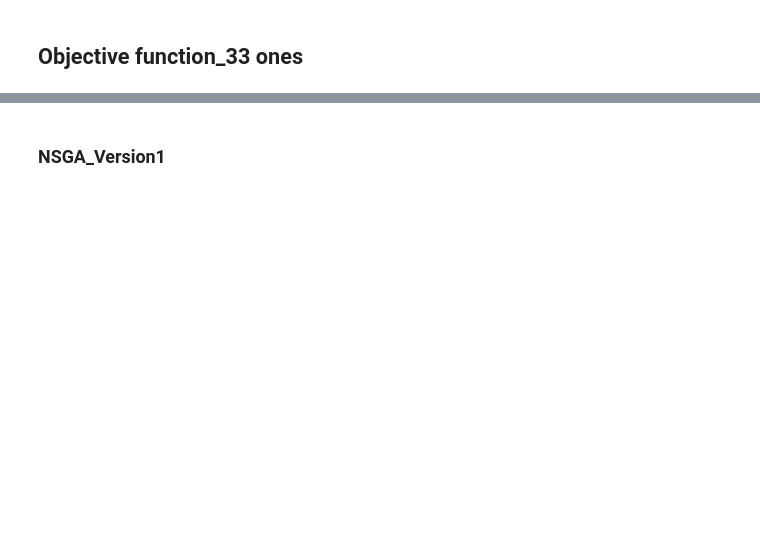
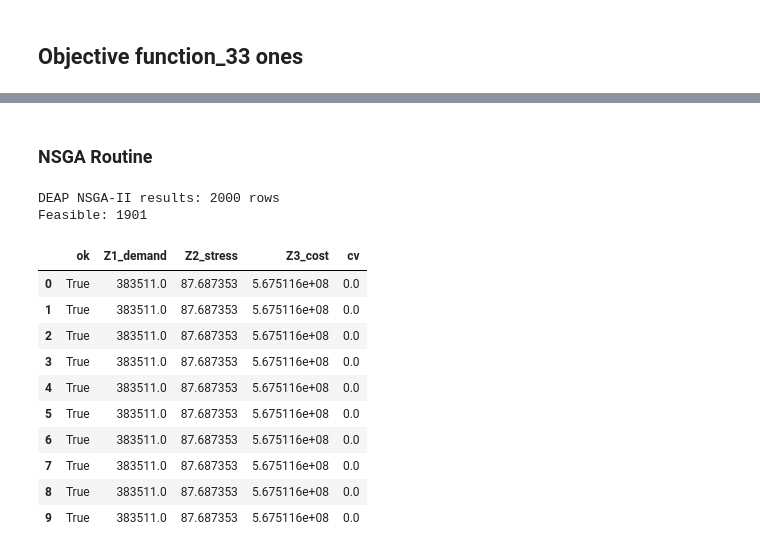
Before and after one commit to jmanzolli/VeloraApp, a Jupyter notebook: BIXI_Data_V6_ReadingFiles.ipynb, the cells around one changed output, grey strips where cells are left out. Saved outputs shown, nothing was run; the diff lists cells and outputs as text; code cells hidden in the pictures; blank space fills up the shorter version.

```diff
--- a/BIXI_Data_V6_ReadingFiles.ipynb
+++ b/BIXI_Data_V6_ReadingFiles.ipynb
@@ -601,17 +31,0 @@ NameError: name 'df' is not defined
-# %%
-# trip duration distribution by season
-dur = (df["end_dt"]-df["start_dt"]).dt.total_seconds()/60
-df["duration_m"] = dur.clip(lower=1, upper=120)  # common QC
-
-fig, ax = plt.subplots(1,2, figsize=(12,4))
-bins = np.arange(0,125,5)
-for s,c in [("operating","#1f7a8c"),("winter","#c44e52")]:
-    x = df.loc[df["season"]==s,"duration_m"].dropna()
-    ax[0].hist(x, bins=bins, alpha=.5, density=True, label=s.title(), edgecolor="white")
-    xs = np.sort(x); F = np.linspace(0,1,len(xs))
-    ax[1].plot(xs, F, color=c, lw=2.2, label=s.title())
-
-ax[0].set_title("Duration density"); ax[0].set_xlabel("Minutes"); ax[0].set_ylabel("Density")
-ax[1].set_title("Duration CDF");     ax[1].set_xlabel("Minutes"); ax[1].set_ylabel("Cumulative share")
-for a in ax: a.grid(alpha=.3);
-ax[1].legend(); plt.tight_layout(); plt.show()
@@ -2258,5 +1576,5 @@ print("|L| =", len(data["L"]), "|unique undirected pairs approx| =", len(data["L
 # %% [markdown]
-### NSGA_Version1
+### NSGA Routine
 # %%
 # ============================================================
 # NSGA-II (DEAP) — : y (stations), x (links), z (capacity)
@@ -2289,7 +1607,7 @@ _D   = dict(data["D"])                 # demand per node
 _Dp  = dict(data["D_peak"])            # peak demand proxy per node (for docks)
 _LTS = dict(data["LTS"])               # stress per link
 _Cup = dict(data["C_up"])              # upgrade cost per link
-C_dock   = float(data["C_dock"])       # dock cost coefficient
+C_dock   = float(data["C_dock"])
 C_station = float(data.get("C_station", 0.0))  # optional station fixed cost (if you want)
 
 _S_min = int(data["S_min"])
@@ -2493,19 +1811,21 @@ toolbox.register("select", tools.selNSGA2)
 # Run NSGA-II
 # ----------------------------
 pop = toolbox.population(n=DEAP_POP)
-
 for ind in pop:
     _repair(ind)
-
 invalid = [ind for ind in pop if not ind.fitness.valid]
 for ind in invalid:
     ind.fitness.values = toolbox.evaluate(ind)
-
 # critical: assign crowding distance
 pop = toolbox.select(pop, len(pop))
 
+# --- Add logbook to track convergence ---
+from deap import tools as deap_tools
+logbook = deap_tools.Logbook()
+logbook.header = ["gen", "nevals", "min", "max", "avg"]
+
 for gen in tqdm(range(DEAP_GEN), desc="DEAP NSGA-II", unit="gen"):
-    offspring = tools.selTournamentDCD(pop, len(pop))
+    offspring = deap_tools.selTournamentDCD(pop, len(pop))
     offspring = [toolbox.clone(ind) for ind in offspring]
 
     for ind1, ind2 in zip(offspring[::2], offspring[1::2]):
@@ -2516,33 +1836,54 @@ for gen in tqdm(range(DEAP_GEN), desc="DEAP NSGA-II", unit="gen"):
     for ind in offspring:
         if random.random() < DEAP_MUTPB:
             toolbox.mutate(ind)
             del ind.fitness.values
 
     invalid = [ind for ind in offspring if not ind.fitness.valid]
     for ind in invalid:
         ind.fitness.values = toolbox.evaluate(ind)
 
     pop = toolbox.select(pop + offspring, DEAP_POP)
+
+    # --- Log statistics ---
+    fits = [ind.fitness.values for ind in pop]
+    min_fit = np.min(fits, axis=0)
+    max_fit = np.max(fits, axis=0)
+    avg_fit = np.mean(fits, axis=0)
+    logbook.record(gen=gen, nevals=len(invalid), min=min_fit, max=max_fit, avg=avg_fit)
 
 # ----------------------------
 # Build results table
 # ----------------------------
 rows = []
 for ind in pop:
     y, x, z = _decode(ind)
     Z1 = sum(_D[i] * y[i] for i in _N)
     Z2 = sum(get_LTS(i, j) * x[(i, j)] for (i, j) in _L)
     Z3 = sum(get_Cup(i, j) * x[(i, j)] for (i, j) in _L) + C_dock * sum(z[i] for i in _N)
     if C_station > 0:
         Z3 += C_station * sum(y.values())
 
     cv = _constraint_violation(y, x, z)
     rows.append({"ok": cv == 0, "Z1_demand": Z1, "Z2_stress": Z2, "Z3_cost": Z3, "cv": cv})
 
 df_nsga_deap = pd.DataFrame(rows)
 print("DEAP NSGA-II results:", len(df_nsga_deap), "rows")
 print("Feasible:", int(df_nsga_deap["ok"].sum()))
 df_nsga_deap.head(10)
+# %% [output]
+DEAP NSGA-II results: 2000 rows
+Feasible: 1901
+|  | ok | Z1_demand | Z2_stress | Z3_cost | cv |
+| 0 | True | 383511.0 | 87.687353 | 5.675116e+08 | 0.0 |
+| 1 | True | 383511.0 | 87.687353 | 5.675116e+08 | 0.0 |
+| 2 | True | 383511.0 | 87.687353 | 5.675116e+08 | 0.0 |
+| 3 | True | 383511.0 | 87.687353 | 5.675116e+08 | 0.0 |
+| 4 | True | 383511.0 | 87.687353 | 5.675116e+08 | 0.0 |
+| 5 | True | 383511.0 | 87.687353 | 5.675116e+08 | 0.0 |
+| 6 | True | 383511.0 | 87.687353 | 5.675116e+08 | 0.0 |
+| 7 | True | 383511.0 | 87.687353 | 5.675116e+08 | 0.0 |
+| 8 | True | 383511.0 | 87.687353 | 5.675116e+08 | 0.0 |
+| 9 | True | 383511.0 | 87.687353 | 5.675116e+08 | 0.0 |
 # %%
 # ============================================================
 # A) Pick best solution from NSGA population and save outputs
```
Also changed, not shown: parts of 85 cells of this notebook.
